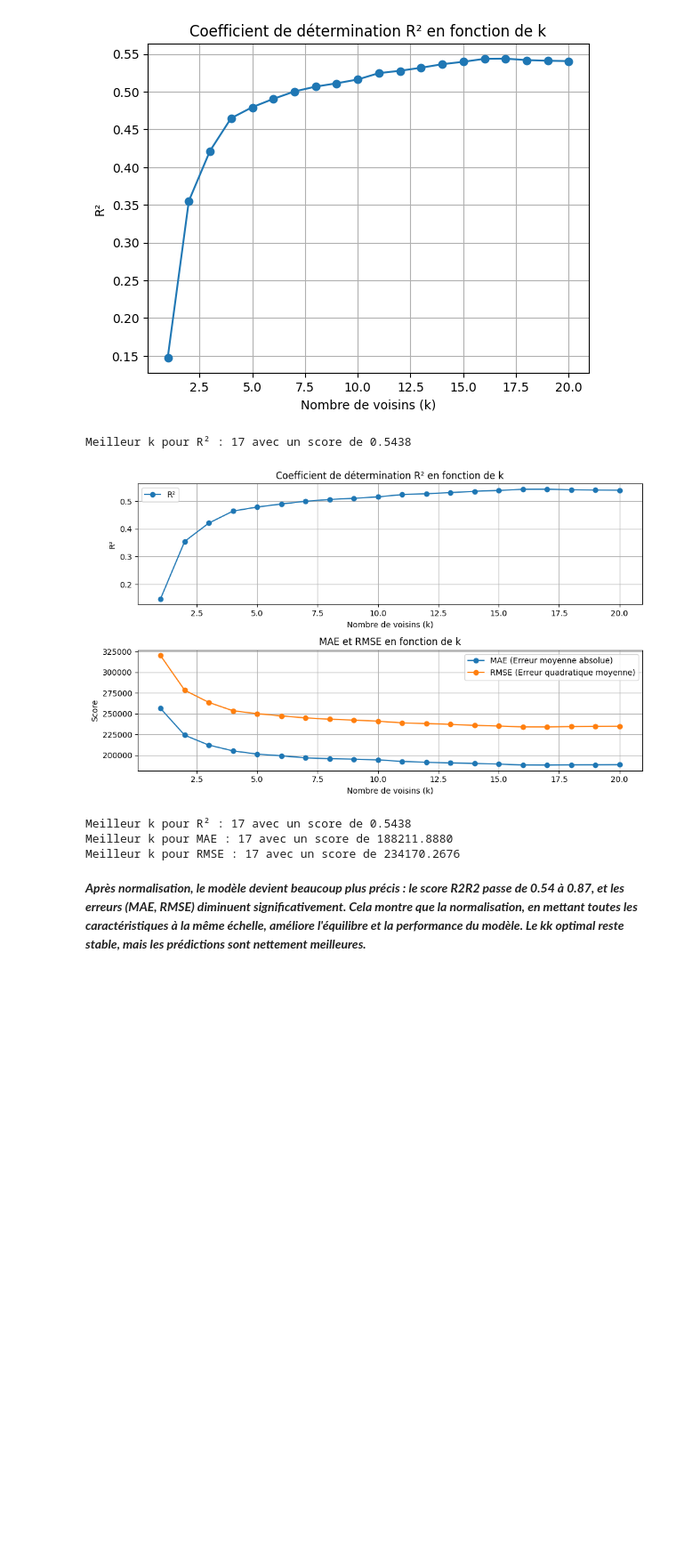
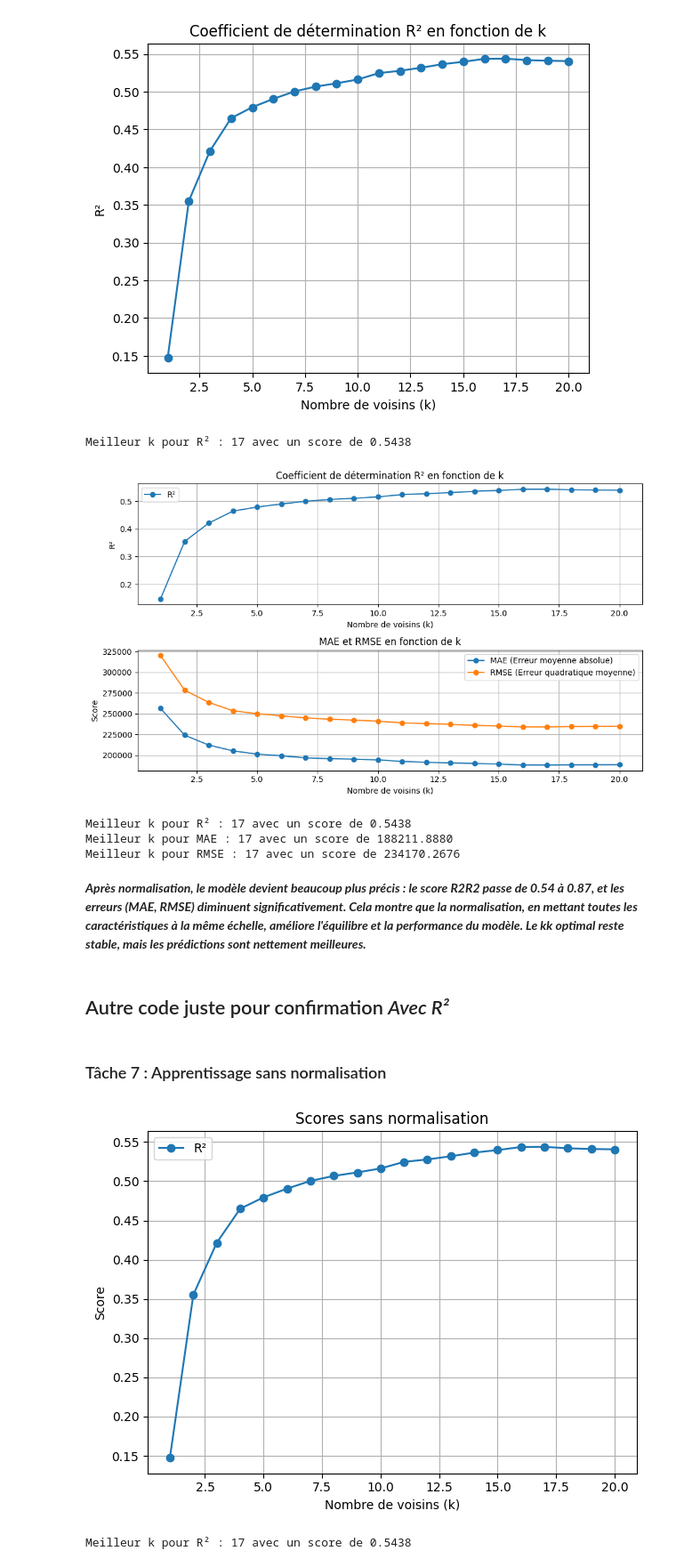
Before and after one commit to Mehdi-Elargoubi/Machine_Learning_K_Nearest_Neighbors_KNN, a Jupyter notebook: Code/TP_KNN.ipynb, the cells around one changed output. Shown at 89% size. Saved outputs shown, nothing was run; the diff lists cells and outputs as text; code cells hidden in the pictures; blank space fills up the shorter version.

Commit message:
Autre code juste pour confirmation *Avec R²*

```diff
--- a/Code/TP_KNN.ipynb
+++ b/Code/TP_KNN.ipynb
@@ -526,3 +526,59 @@ Meilleur k pour MAE : 17 avec un score de 188211.8880
 Meilleur k pour RMSE : 17 avec un score de 234170.2676
 # %% [markdown]
   ***Après normalisation, le modèle devient beaucoup plus précis : le score R2R2 passe de 0.54 à 0.87, et les erreurs (MAE, RMSE) diminuent significativement. Cela montre que la normalisation, en mettant toutes les caractéristiques à la même échelle, améliore l'équilibre et la performance du modèle. Le kk optimal reste stable, mais les prédictions sont nettement meilleures.***
+# %% [markdown]
+## Autre code juste pour confirmation *Avec R²*
+# %% [markdown]
+### Tâche 7 : Apprentissage sans normalisation
+# %%
+import pandas as pd
+from sklearn.model_selection import train_test_split
+from sklearn.neighbors import KNeighborsRegressor
+from sklearn.metrics import r2_score, mean_absolute_error, mean_squared_error
+import numpy as np
+import matplotlib.pyplot as plt
+
+# Charger la base de données "housing"
+housing_data = pd.read_csv("../housing.csv")
+
+# Sélectionner les variables prédictives (X) et la variable cible (y)
+X = housing_data.drop(['Price', 'Address'], axis=1)  # Variables prédictives
+y = housing_data['Price']  # Variable cible
+
+# Séparer les données en ensembles d'entraînement et de test (80% apprentissage, 20% test)
+X_train, X_test, y_train, y_test = train_test_split(X, y, test_size=1/3, random_state=42)
+
+# Tester différents k (nombre de voisins)
+k_values = range(1, 21)
+r2_scores, mae_scores, rmse_scores = [], [], []
+
+for k in k_values:
+    # Créer le modèle KNN
+    model = KNeighborsRegressor(n_neighbors=k)
+    model.fit(X_train, y_train)
+
+    # Prédictions
+    y_pred = model.predict(X_test)
+
+    # Calcul des métriques
+    r2_scores.append(r2_score(y_test, y_pred))
+    mae_scores.append(mean_absolute_error(y_test, y_pred))
+    rmse_scores.append(np.sqrt(mean_squared_error(y_test, y_pred)))
+
+# Affichage des résultats R²
+plt.plot(k_values, r2_scores, marker='o', label="R²")
+plt.xlabel('Nombre de voisins (k)')
+plt.ylabel('Score')
+plt.title('Scores sans normalisation')
+plt.legend()
+plt.grid(True)
+plt.tight_layout()
+plt.show()
+
+# Meilleurs scores
+best_k_r2 = k_values[np.argmax(r2_scores)]
+best_r2 = max(r2_scores)
+print(f"Meilleur k pour R² : {best_k_r2} avec un score de {best_r2:.4f}")
+# %% [output]
+[figure, added]
+Meilleur k pour R² : 17 avec un score de 0.5438
```
